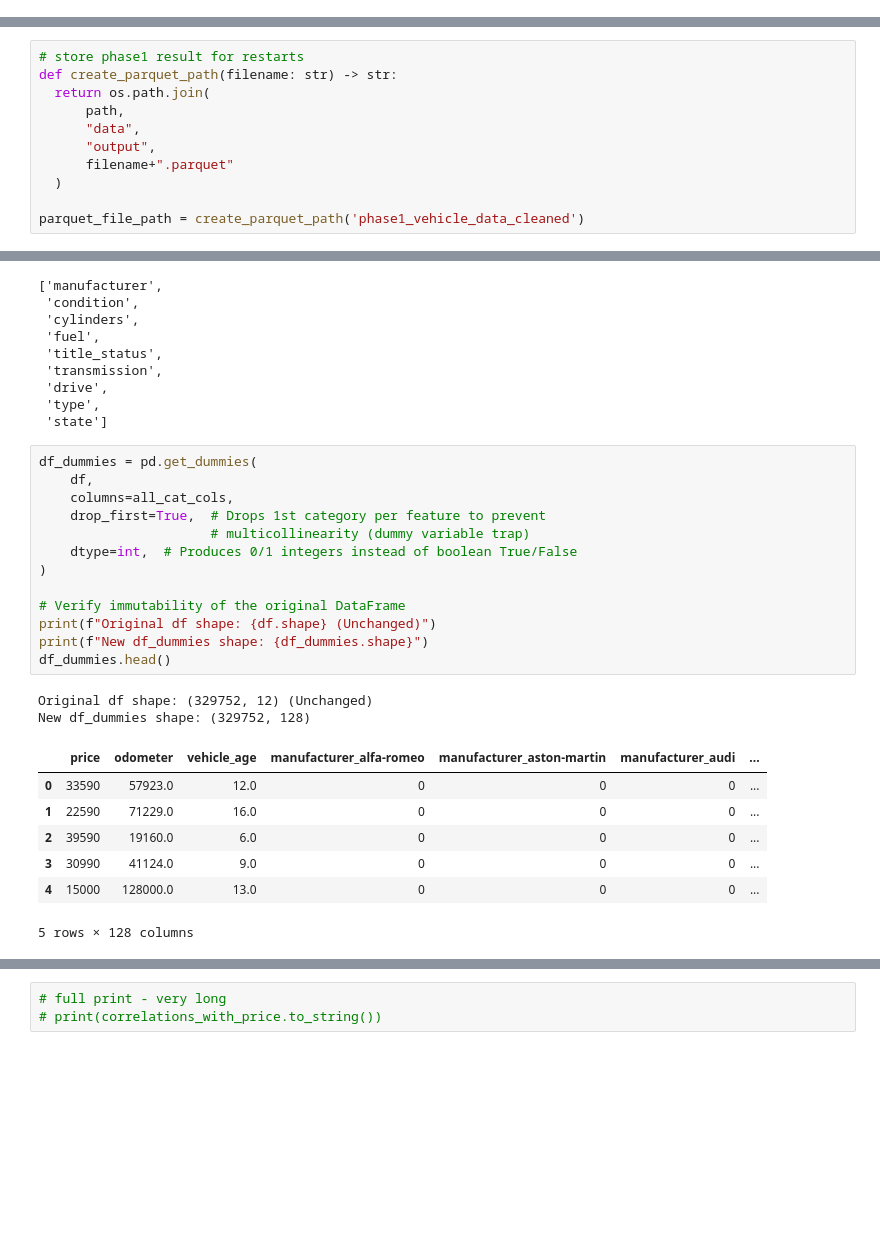
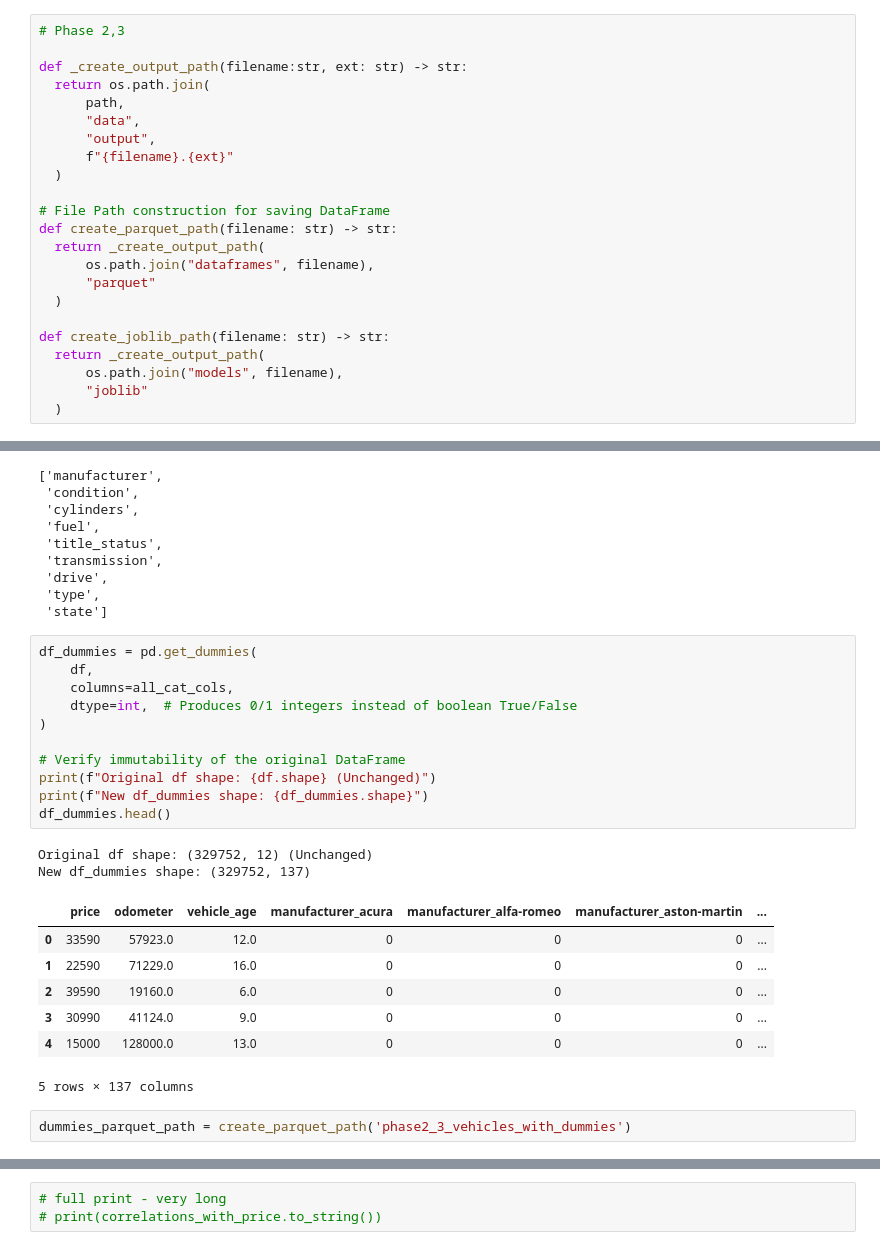
Before and after one commit to 1abhisheknigam/my-ai, a Jupyter notebook: price-of-car/notebooks/price_of_car.ipynb, the cells around one changed output, grey strips where cells are left out. Saved outputs shown, nothing was run; the diff lists cells and outputs as text; blank space fills up the shorter version.

```diff
--- a/price-of-car/notebooks/price_of_car.ipynb
+++ b/price-of-car/notebooks/price_of_car.ipynb
@@ -61,0 +155,23 @@ from sklearn.preprocessing import StandardScaler
+# %%
+# Phase 2,3
+
+def _create_output_path(filename:str, ext: str) -> str:
+  return os.path.join(
+      path,
+      "data",
+      "output",
+      f"{filename}.{ext}"
+  )
+
+# File Path construction for saving DataFrame
+def create_parquet_path(filename: str) -> str:
+  return _create_output_path(
+      os.path.join("dataframes", filename),
+      "parquet"
+  )
+
+def create_joblib_path(filename: str) -> str:
+  return _create_output_path(
+      os.path.join("models", filename),
+      "joblib"
+  )
@@ -735,14 +889,3 @@ By removing uninformative identifiers (`VIN`, `size`, `paint_color`), pruning ex
 Through hierarchical domain imputation, all 1.2+ million initial missing instances across `drive`, `cylinders`, `type`, `transmission`, and `fuel` are completely resolved to **0 missing values**, with subjective missing condition entries safely captured in an explicit `other`/`Unknown` category (160,101 rows).
 
 With a fully populated and statistically clean dataset of 391,963 records across 15 structured features, I proceed to the next phase of EDA.
-# %%
-# store phase1 result for restarts
-def create_parquet_path(filename: str) -> str:
-  return os.path.join(
-      path,
-      "data",
-      "output",
-      filename+".parquet"
-  )
-
-parquet_file_path = create_parquet_path('phase1_vehicle_data_cleaned')
@@ -2394,23 +2508,23 @@ all_cat_cols
 # %%
 df_dummies = pd.get_dummies(
     df,
     columns=all_cat_cols,
-    drop_first=True,  # Drops 1st category per feature to prevent
-                      # multicollinearity (dummy variable trap)
     dtype=int,  # Produces 0/1 integers instead of boolean True/False
 )
 
 # Verify immutability of the original DataFrame
 print(f"Original df shape: {df.shape} (Unchanged)")
 print(f"New df_dummies shape: {df_dummies.shape}")
 df_dummies.head()
 # %% [output]
 Original df shape: (329752, 12) (Unchanged)
-New df_dummies shape: (329752, 128)
+New df_dummies shape: (329752, 137)
-|  | price | odometer | vehicle_age | manufacturer_alfa-romeo | manufacturer_aston-martin | manufacturer_audi | ... |
+|  | price | odometer | vehicle_age | manufacturer_acura | manufacturer_alfa-romeo | manufacturer_aston-martin | ... |
 | 0 | 33590 | 57923.0 | 12.0 | 0 | 0 | 0 | ... |
 | 1 | 22590 | 71229.0 | 16.0 | 0 | 0 | 0 | ... |
 | 2 | 39590 | 19160.0 | 6.0 | 0 | 0 | 0 | ... |
 | 3 | 30990 | 41124.0 | 9.0 | 0 | 0 | 0 | ... |
 | 4 | 15000 | 128000.0 | 13.0 | 0 | 0 | 0 | ... |
-5 rows × 128 columns
+5 rows × 137 columns
+# %%
+dummies_parquet_path = create_parquet_path('phase2_3_vehicles_with_dummies')
```
Also changed, not shown: parts of 100 cells of this notebook.
